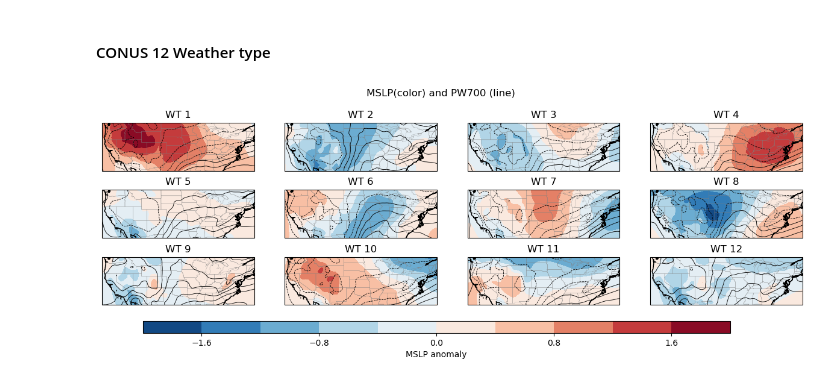
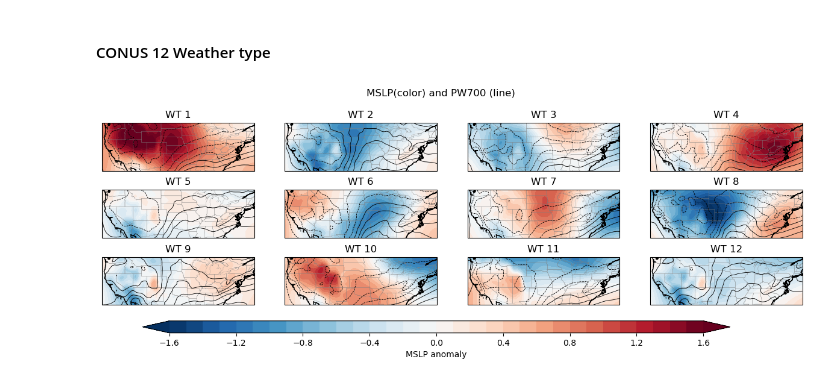
Before and after one commit to ming80302/COEXIST, a Jupyter notebook: AZ_S2S_centroid.ipynb, the cells around one changed output. Saved outputs shown, nothing was run; the diff lists cells and outputs as text; code cells hidden in the pictures.

```diff
--- a/AZ_S2S_centroid.ipynb
+++ b/AZ_S2S_centroid.ipynb
@@ -131,31 +131,31 @@ rgrLonWT=DATA['rgrLonWT']
 # %%
 
 # Set up a standard map for latlon data for multiple subplots
 fig, axs = plt.subplots(3, 4, figsize=(15, 5), subplot_kw={'projection': proj})
 
 ct = 0
-levels = np.linspace(-2,2, 11)
+levels = np.linspace(-1.6, 1.6, 33)
 
 for nr in range(0,3):
     for nc in range(0,4):
-        msl=axs[nr,nc].contourf(rgrLonWT, rgrLatWT, rgrCentroids[ct,0], levels=levels, cmap='RdBu_r')
+        msl=axs[nr,nc].contourf(rgrLonWT, rgrLatWT, rgrCentroids[ct,0], levels=levels, cmap='RdBu_r', extend='both')
         # pw =axs[nr,nc].contour(rgrLonWT, rgrLatWT, rgrCentroids[ct,2],colors='k')
         axs[nr,nc].contour(rgrLonWT, rgrLatWT, rgrCentroids[ct,2], colors='k', linewidths=.6)
         # Add coastlines
         axs[nr, nc].coastlines()
         axs[nr, nc].add_feature(cfeature.STATES, zorder=1, linewidth=.2, edgecolor='grey')
 
         ct +=1
         axs[nr,nc].title.set_text("WT " + str(ct))
 
 # Set a Single Main Title for All the Subplots
 fig.suptitle('MSLP(color) and PW700 (line)', fontsize=12)
 
 # rect : This parameter is the dimensions [left, bottom, width, height] of the new axes.
 
 fig.subplots_adjust(bottom=0.25)
 cbar_ax = fig.add_axes([0.17, 0.17, 0.65, 0.04])
-clb = fig.colorbar(msl, cax=cbar_ax, orientation="horizontal");
+clb = fig.colorbar(msl, cax=cbar_ax, orientation="horizontal", extend='both');
 clb.set_label('MSLP anomaly')
 # %% [output]
-[figure, old version]
+[figure, new version]
```
